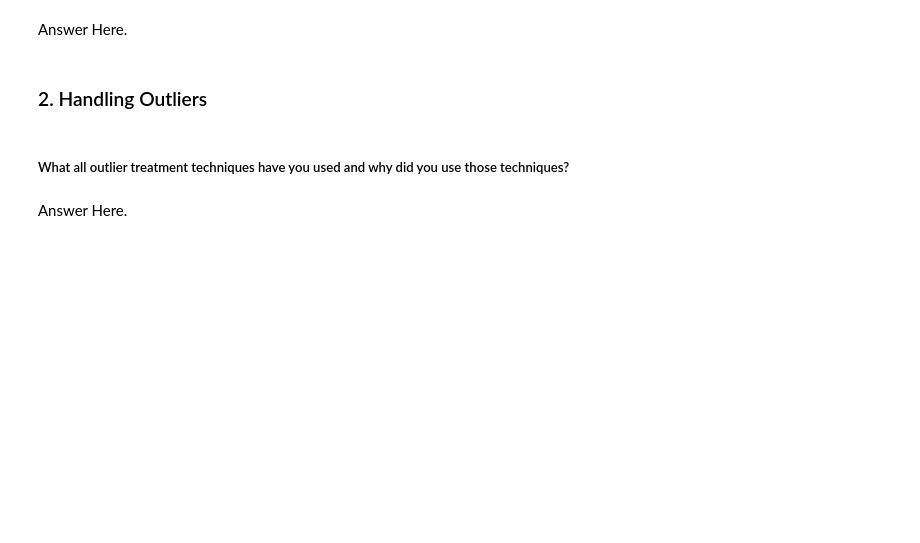
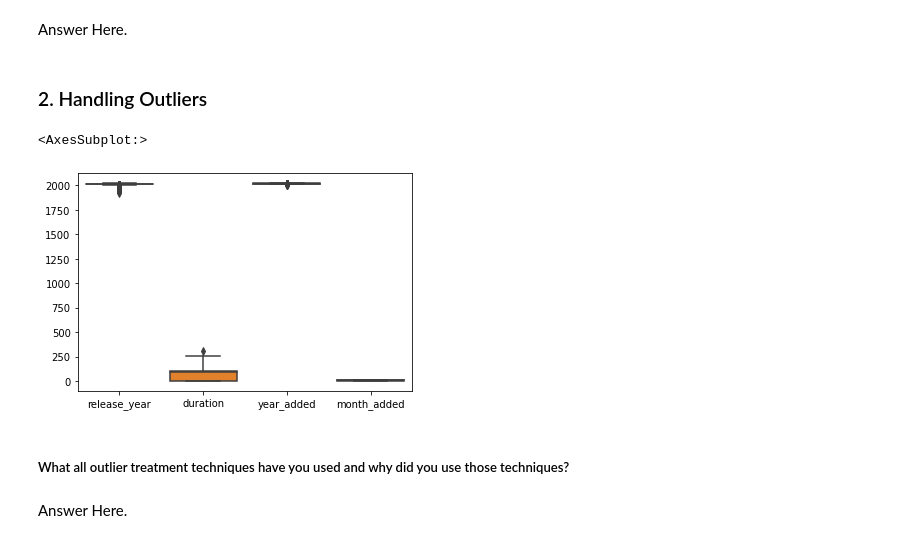
Before and after one commit to Shraddha6999/NETFLIX_MOVIES_AND_TV_SHOWS_CLUSTERING, a Jupyter notebook: NETFLIX_MOVIES_AND_TV_SHOWS_CLUSTERING.ipynb, the cells around one changed output. Drawn from its saved outputs; the diff is of its cells as text; code cells hidden in the pictures; blank space fills up the shorter version.

```diff
--- a/NETFLIX_MOVIES_AND_TV_SHOWS_CLUSTERING.ipynb
+++ b/NETFLIX_MOVIES_AND_TV_SHOWS_CLUSTERING.ipynb
@@ -917,6 +917,10 @@ Answer Here.
 ### 2. Handling Outliers
 # %%
 # Handling Outliers & Outlier treatments
+sns.boxplot(data=df)
+# %% [output]
+<AxesSubplot:>
+[figure, added]
 # %% [markdown]
 ##### What all outlier treatment techniques have you used and why did you use those techniques?
 # %% [markdown]
```
Also changed, not shown: parts of 37 cells of this notebook.
